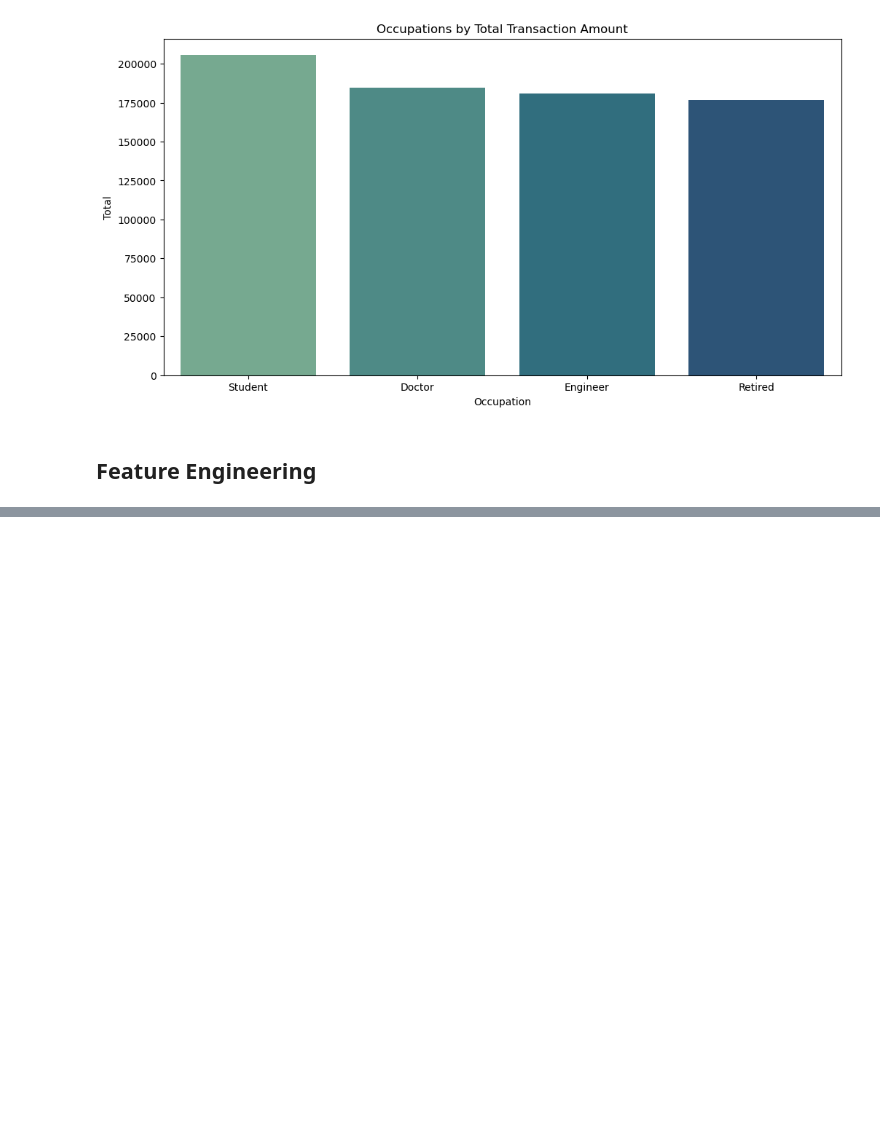
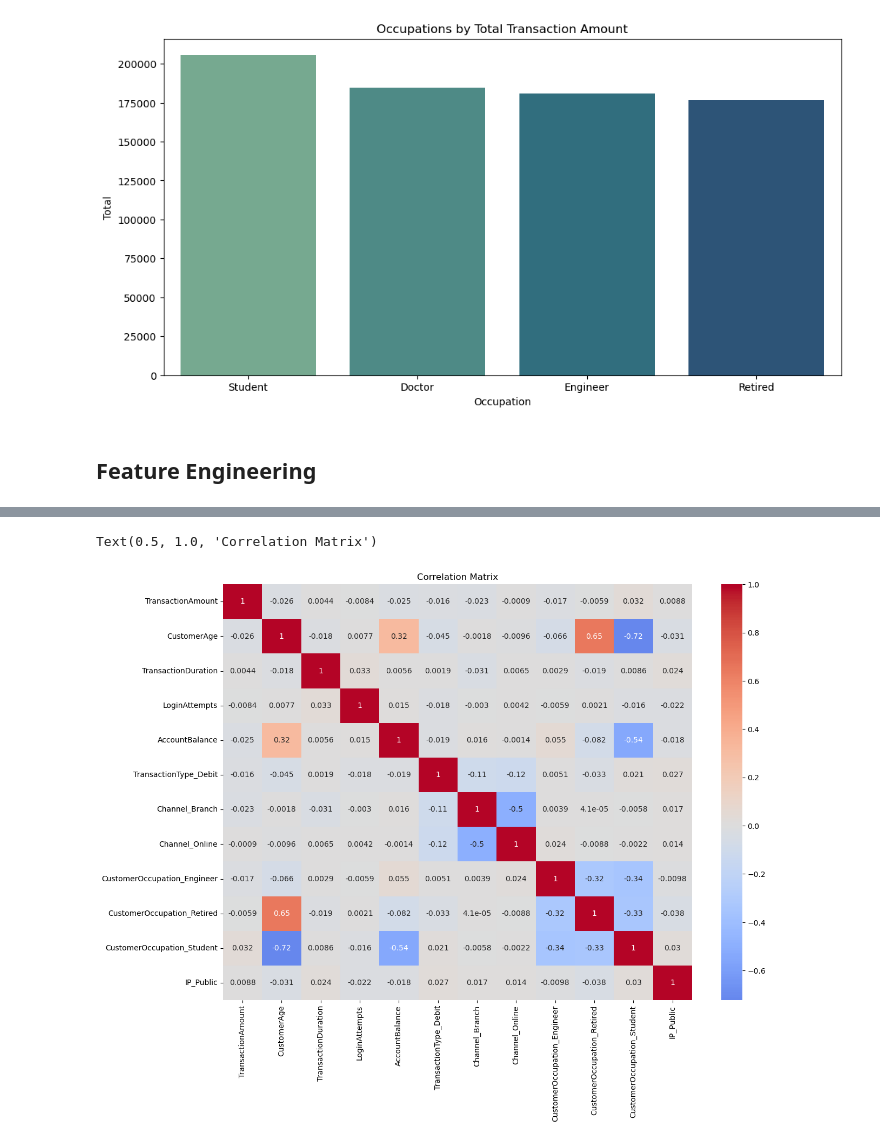
Before and after one commit to mahabub-rah/Fundamental-ML-Project, a Jupyter notebook: unSuperviesed _bank_data/main.ipynb, the cells around one changed output, grey strips where cells are left out. Drawn from its saved outputs; the diff is of its cells as text; code cells hidden in the pictures; blank space fills up the shorter version.

```diff
--- a/unSuperviesed _bank_data/main.ipynb
+++ b/unSuperviesed _bank_data/main.ipynb
@@ -414,3 +394,4 @@ memory usage: 353.4+ KB
 # %%
 df1 = df.copy()
-df1.drop(['AccountID', 'TransactionID', 'DeviceID', 'MerchantID'], axis=1, inplace=True)
+df1.drop(['AccountID', 'TransactionID', 'DeviceID', 'MerchantID', 'TransDate', 'TransTime', 'PreviousTransDate', 'PreviousTransTime', 'Location'], axis=1, inplace=True)
+df1.head()
@@ -424,0 +405,3 @@ array([1, 3, 5, 2, 4])
+# %%
+df_encoded = pd.get_dummies(df1, columns=['TransactionType', 'Channel','CustomerOccupation' ,'IP'], dtype=int, drop_first=True)
+df_encoded.info()
@@ -424,0 +428,19 @@ array([1, 3, 5, 2, 4])
+# %%
+# correlation matrix
+corr_matrix = df_encoded.corr()
+
+# Unstack the correlation matrix
+corr_unstacked = (
+    corr_matrix
+    .where(~np.eye(corr_matrix.shape[0], dtype=bool))  # remove diagonal
+    .unstack()
+    .dropna()
+)
+# %%
+#plot the heatmap
+plt.figure(figsize=(14, 10))
+sns.heatmap(corr_matrix, annot=True, cmap='coolwarm', center=0)
+plt.title('Correlation Matrix')
+# %% [output]
+Text(0.5, 1.0, 'Correlation Matrix')
+[figure, added]
```
Also changed, not shown: parts of 14 cells of this notebook.
